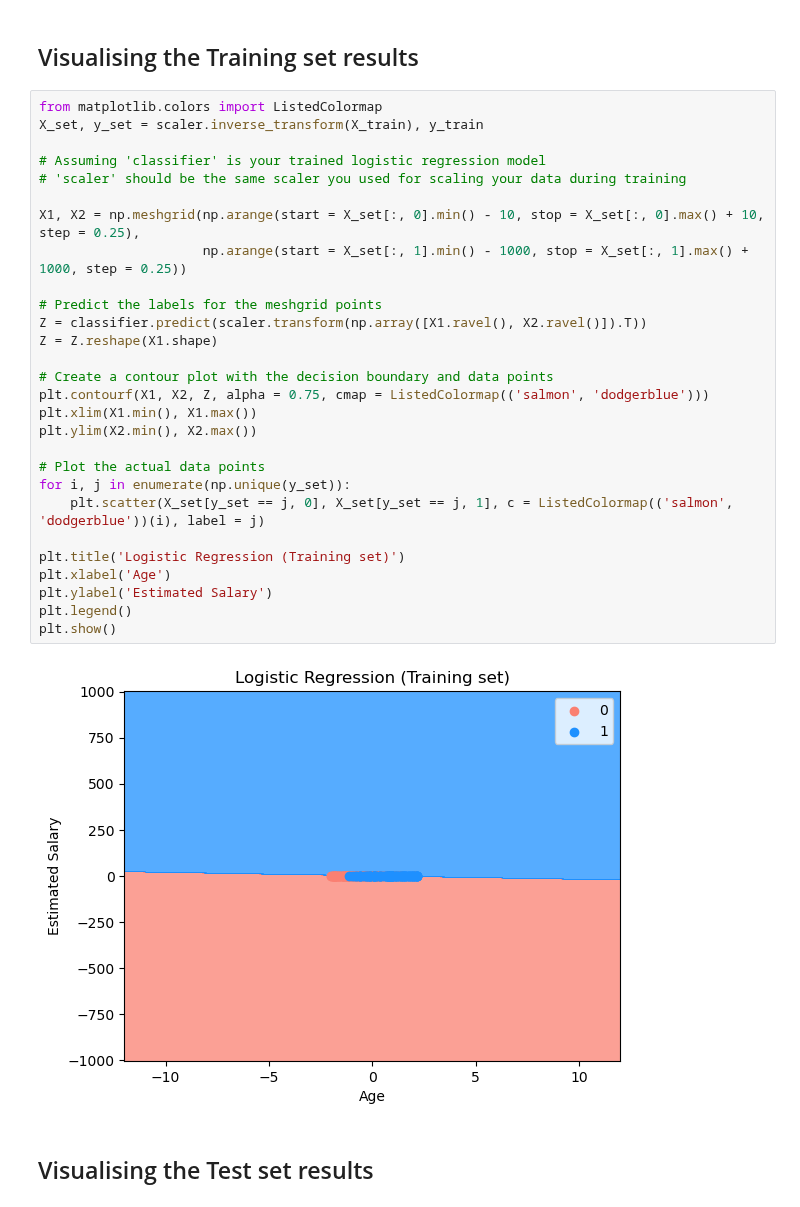
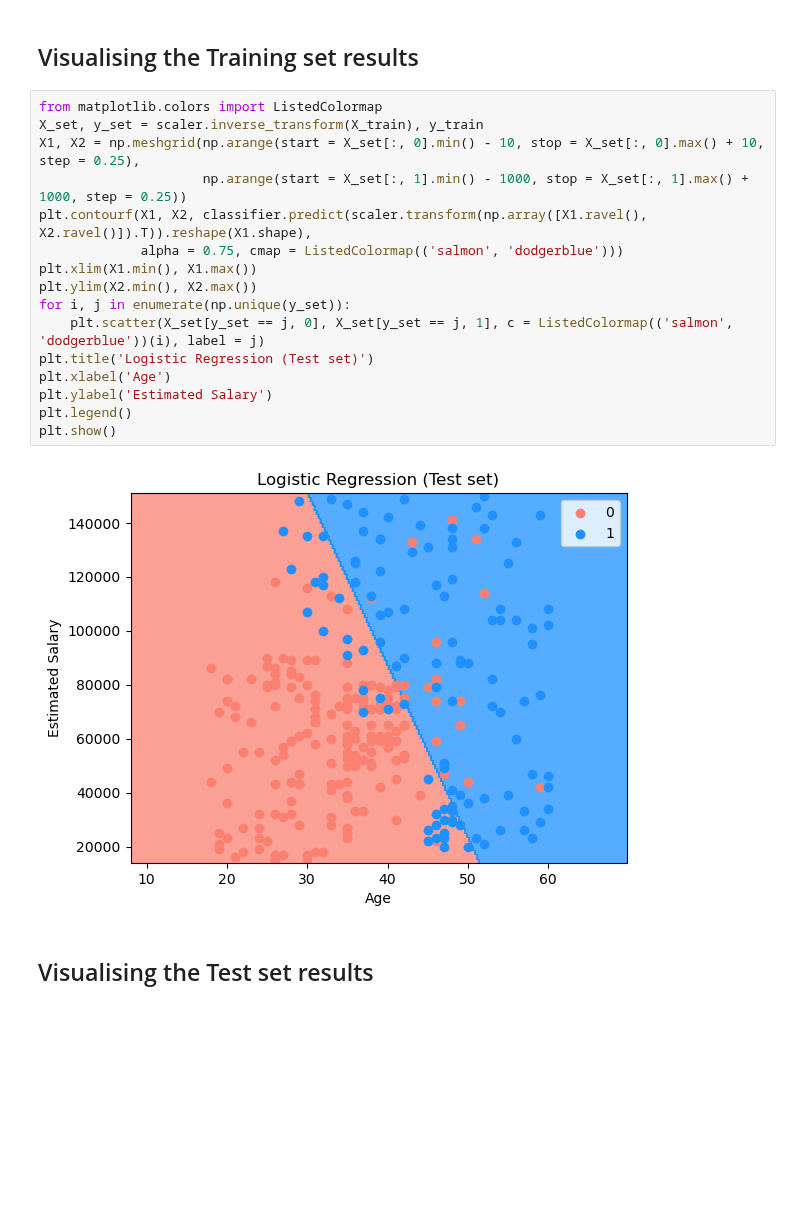
Before and after one commit to addytrunks/machine-learning, a Jupyter notebook: Part8_Logistic_Regression/logistic_regression.ipynb, the cells around one changed output. Cells and saved outputs as stored; diff of their text form; blank space fills up the shorter version.

Commit message:
fix:graphs

```diff
--- a/Part8_Logistic_Regression/logistic_regression.ipynb
+++ b/Part8_Logistic_Regression/logistic_regression.ipynb
@@ -87,33 +87,21 @@ Accuracy: 0.89
 # %%
 from matplotlib.colors import ListedColormap
 X_set, y_set = scaler.inverse_transform(X_train), y_train
-
-# Assuming 'classifier' is your trained logistic regression model
-# 'scaler' should be the same scaler you used for scaling your data during training
-
 X1, X2 = np.meshgrid(np.arange(start = X_set[:, 0].min() - 10, stop = X_set[:, 0].max() + 10, step = 0.25),
                      np.arange(start = X_set[:, 1].min() - 1000, stop = X_set[:, 1].max() + 1000, step = 0.25))
-
-# Predict the labels for the meshgrid points
-Z = classifier.predict(scaler.transform(np.array([X1.ravel(), X2.ravel()]).T))
-Z = Z.reshape(X1.shape)
-
-# Create a contour plot with the decision boundary and data points
-plt.contourf(X1, X2, Z, alpha = 0.75, cmap = ListedColormap(('salmon', 'dodgerblue')))
+plt.contourf(X1, X2, classifier.predict(scaler.transform(np.array([X1.ravel(), X2.ravel()]).T)).reshape(X1.shape),
+             alpha = 0.75, cmap = ListedColormap(('salmon', 'dodgerblue')))
 plt.xlim(X1.min(), X1.max())
 plt.ylim(X2.min(), X2.max())
-
-# Plot the actual data points
 for i, j in enumerate(np.unique(y_set)):
     plt.scatter(X_set[y_set == j, 0], X_set[y_set == j, 1], c = ListedColormap(('salmon', 'dodgerblue'))(i), label = j)
-
-plt.title('Logistic Regression (Training set)')
+plt.title('Logistic Regression (Test set)')
 plt.xlabel('Age')
 plt.ylabel('Estimated Salary')
 plt.legend()
 plt.show()
 # %% [output]
-[figure, old version]
+[figure, new version]
 # %% [markdown]
 ## Visualising the Test set results
 # %%
```
Also changed, not shown: parts of 3 cells of this notebook.
